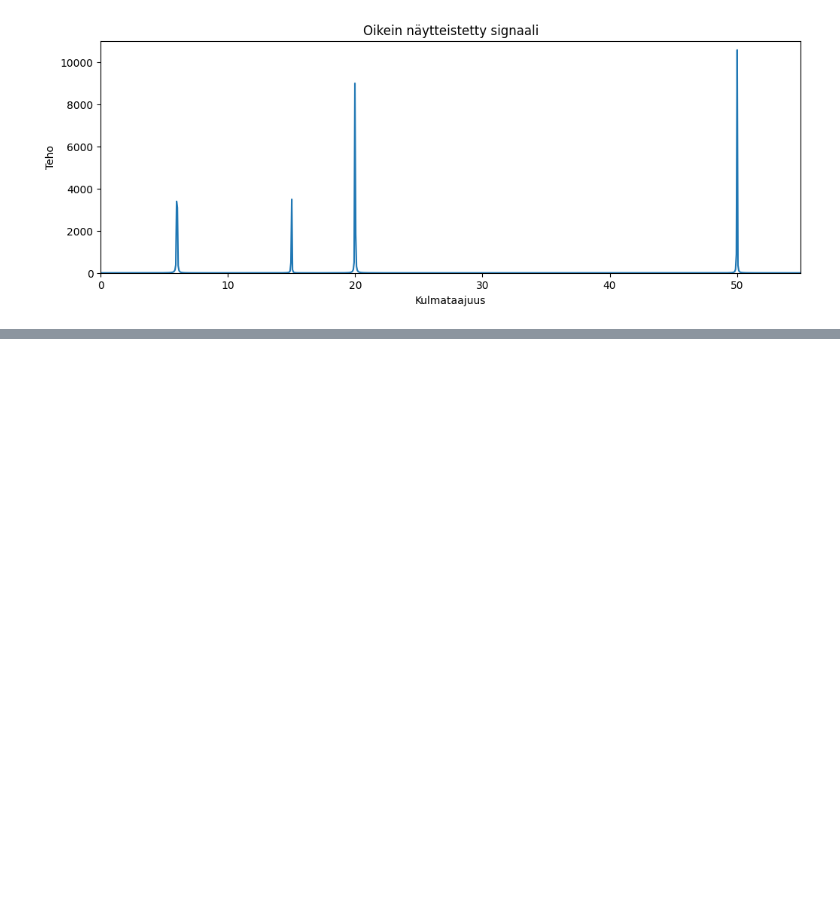
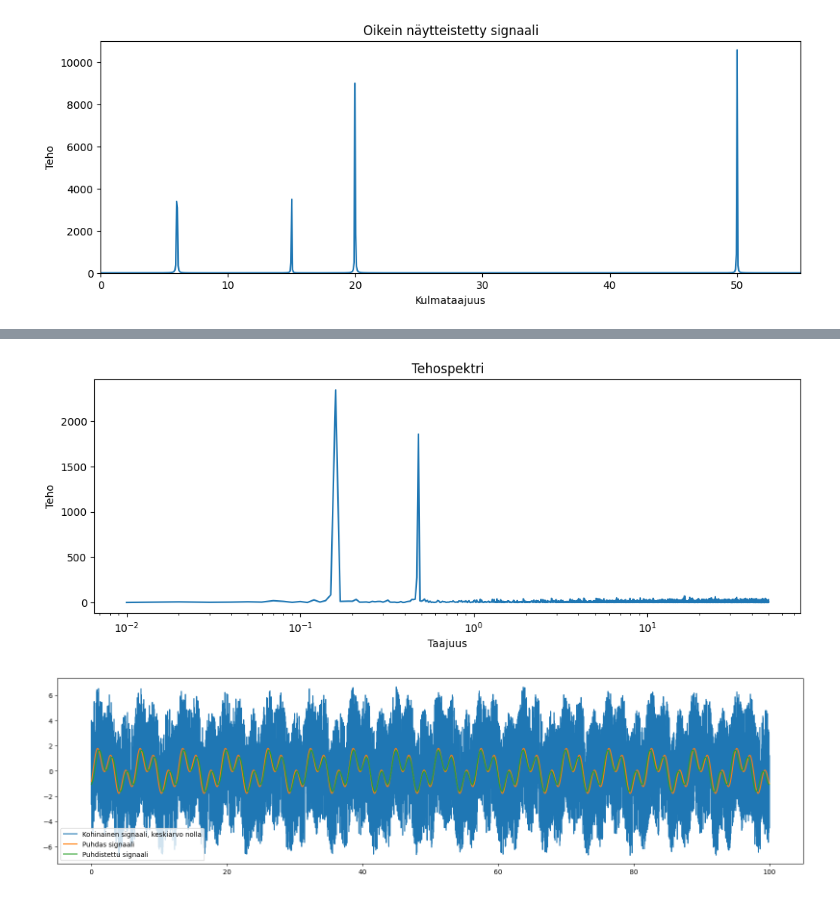
Before and after one commit to ilpovirt/Soveltava_matematiikka_ja_fysiikka_ohjelmoinnissa_2026, a Jupyter notebook: Tehtävät_12-14.ipynb, the cells around one changed output, grey strips where cells are left out. Drawn from its saved outputs; the diff is of its cells as text; code cells hidden in the pictures; blank space fills up the shorter version.

```diff
--- a/Tehtävät_12-14.ipynb
+++ b/Tehtävät_12-14.ipynb
@@ -139,0 +176,41 @@ plt.show()
+# %%
+# b) Poista kohinaisen signaalin keskiarvo, laske Fourier-muunnos ja tunnista merkittävät taajuuskomponentit.
+
+dt = 0.01
+#Fourier-muunnos ja tehospektri
+N = len(zero_mean_signal)
+fourier = np.fft.fft(zero_mean_signal,N)
+psd = fourier*np.conj(fourier)/N
+freq = np.fft.fftfreq(N,dt)
+L = np.arange(1,np.floor(N/2),dtype = 'int')
+
+plt.figure(figsize=(12,4))
+plt.plot(freq[L],psd[L].real)
+#plt.axis([0,1,0,2500])
+plt.xscale('log')
+plt.xlabel('Taajuus')
+plt.ylabel('Teho')
+plt.title('Tehospektri')
+plt.show()
+
+#Huomataan, että kaksi taajuuspiikkiä dominoi tehospektriä ja niiden ulkopuolella kaikki on kohinaa.
+
+# c) Suodata kohinaa Fourier-muunnoksen avulla ja palauta signaali käänteismuunnoksella. Vertaa tulosta tunnettuun puhtaaseen signaaliin.
+
+#Nyt voidaan rajata, että säilytettävän taajuuden tehon tulee olla esim. yli 1000. Tällöin kaikki kohina rajautuu pois.
+fourier_clean = fourier.copy()
+fourier_clean[psd.real < 1000] = 0 #Rajataan fourier-muunnoksesta pois taajuudet, joiden teho oln alle 1000
+signal_cleaned = np.fft.ifft(fourier_clean) #Palautetaan signaali käänteissmuunnoksella
+
+plt.figure(figsize=(20,5))
+plt.plot(t,zero_mean_signal,label = "Kohinainen signaali, keskiarvo nolla")
+plt.plot(t,clean_signal,label = 'Puhdas signaali')
+plt.plot(t,signal_cleaned.real,label = 'Puhdistettu signaali')
+plt.legend()
+plt.show()
+
+#Huomio 1: Signaalin puhdistus toimii hyvin, puhdistettu signaali on lähelllä alkuperäistä puhdasta signaalia
+#Huomio 2: Puhdistus ei toimi täydellisesti. Suurin syy on signaalin rajallinen pituus.
+# %% [output]
+[figure, added]
+[figure, added]
```
Also changed, not shown: parts of 4 cells of this notebook.
